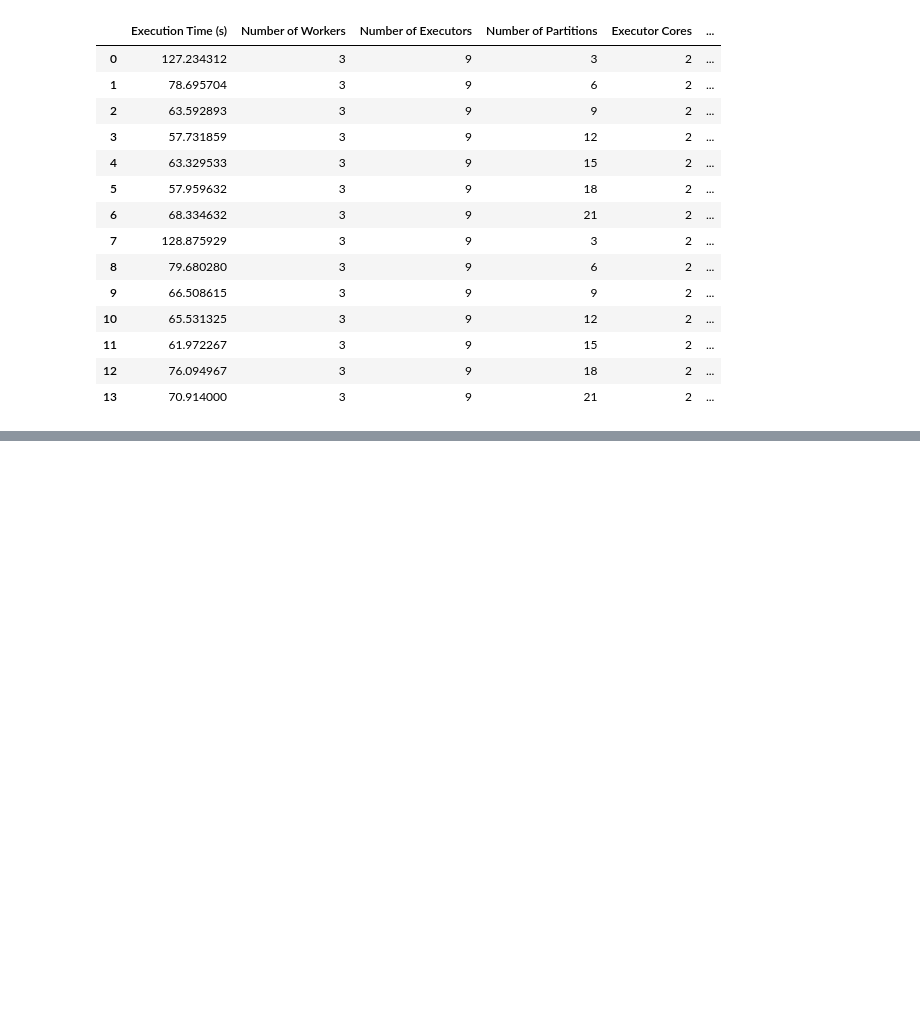
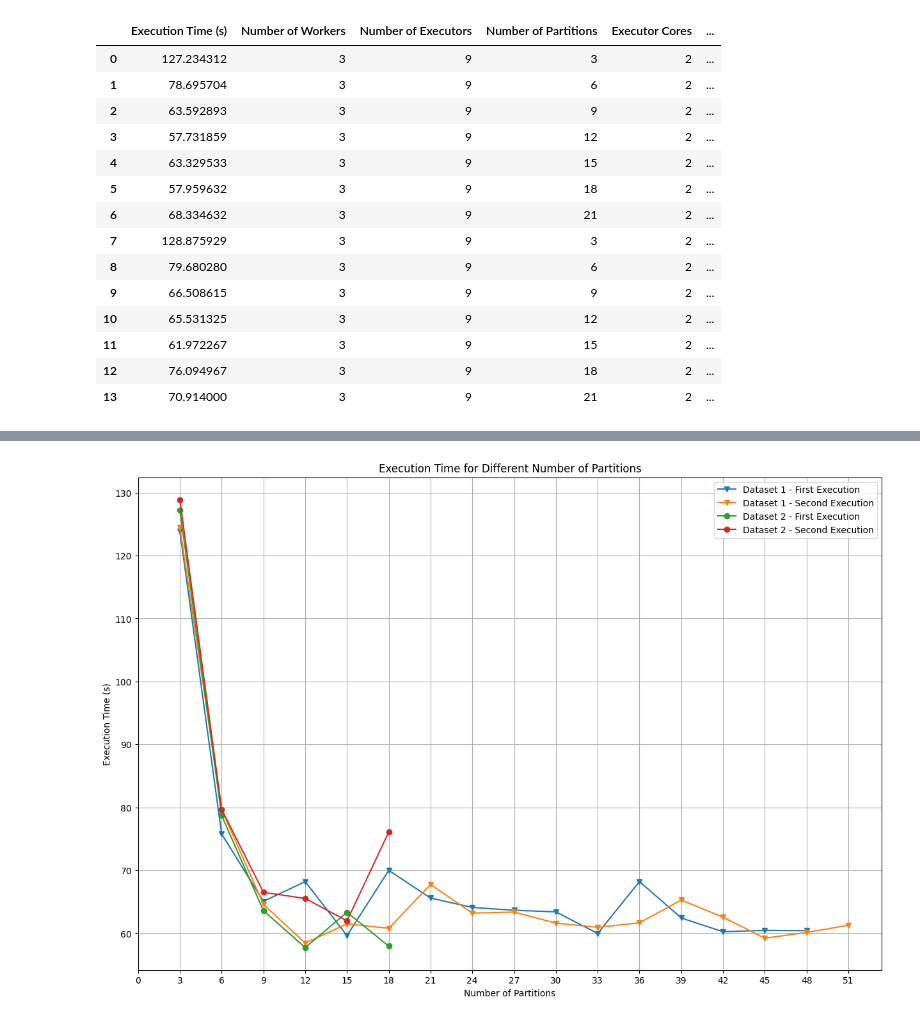
Before and after one commit to ddutjnrevenge-universe/DE_assignments, a Jupyter notebook: 080824/SparkScripts/spark_apps/test.ipynb, the cells around one changed output, grey strips where cells are left out. Drawn from its saved outputs; the diff is of its cells as text; code cells hidden in the pictures; blank space fills up the shorter version.

Commit message:
modify plot

```diff
--- a/080824/SparkScripts/spark_apps/test.ipynb
+++ b/080824/SparkScripts/spark_apps/test.ipynb
@@ -26,14 +26,14 @@ df_another_dataset = pd.read_csv(r'F:\FPT\DE_assignments\080824\SparkScripts\inp
 
 # split into 2 dataframes
 # df1 is from row 0 to 6
-df1 = df_another_dataset.iloc[0:6, :]
+df3 = df_another_dataset.iloc[0:6, :]
 # df2 is from row 7 to 13
-df2 = df_another_dataset.iloc[7:13, :]
+df4 = df_another_dataset.iloc[7:13, :]
 
 # plot 2 separate lines for df1 and df2
 plt.figure(figsize=(10, 6))
-plt.plot(df1['Number of Partitions'], df1['Execution Time (s)'], marker='o', label='First Execution')
-plt.plot(df2['Number of Partitions'], df2['Execution Time (s)'], marker='o', label='Second Execution')
+plt.plot(df3['Number of Partitions'], df3['Execution Time (s)'], marker='o', label='First Execution')
+plt.plot(df4['Number of Partitions'], df4['Execution Time (s)'], marker='o', label='Second Execution')
 plt.title('Execution Time for Different Number of Partitions')
 plt.xlabel('Number of Partitions')
 plt.ylabel('Execution Time (s)')
@@ -62,0 +83,21 @@ df_another_dataset
+# %%
+# plot 2 separate lines for df1 and df2
+# set x_ticks is multiple of 3
+x_ticks = np.arange(0, 52, 3)
+plt.figure(figsize=(15, 10))
+
+plt.plot(df1['Number of Partitions'], df1['Execution Time (s)'], marker='v', label='Dataset 1 - First Execution')
+plt.plot(df2['Number of Partitions'], df2['Execution Time (s)'], marker='v', label='Dataset 1 - Second Execution')
+
+plt.plot(df3['Number of Partitions'], df3['Execution Time (s)'], marker='o', label='Dataset 2 - First Execution')
+plt.plot(df4['Number of Partitions'], df4['Execution Time (s)'], marker='o', label='Dataset 2 - Second Execution')
+plt.title('Execution Time for Different Number of Partitions')
+plt.xlabel('Number of Partitions')
+plt.ylabel('Execution Time (s)')
+plt.grid(True)
+plt.xticks(x_ticks)
+
+plt.legend()
+plt.show()
+# %% [output]
+[figure, added]
```
Also changed, not shown: parts of 2 cells of this notebook, 1 other file.
